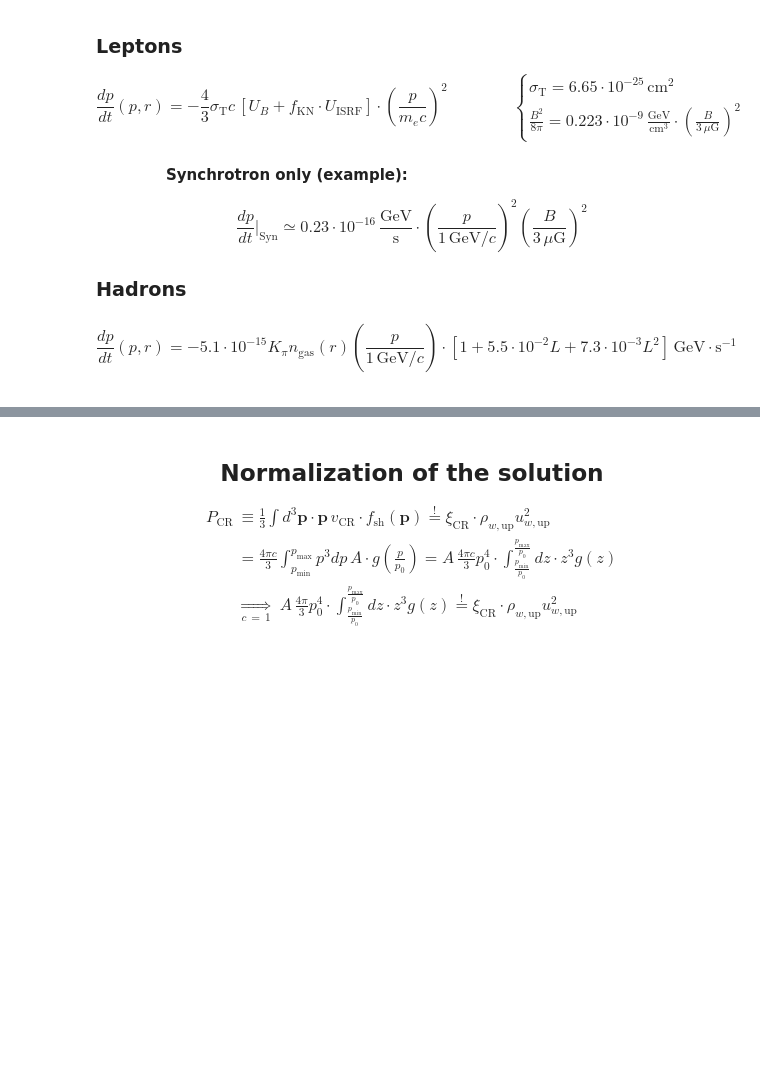
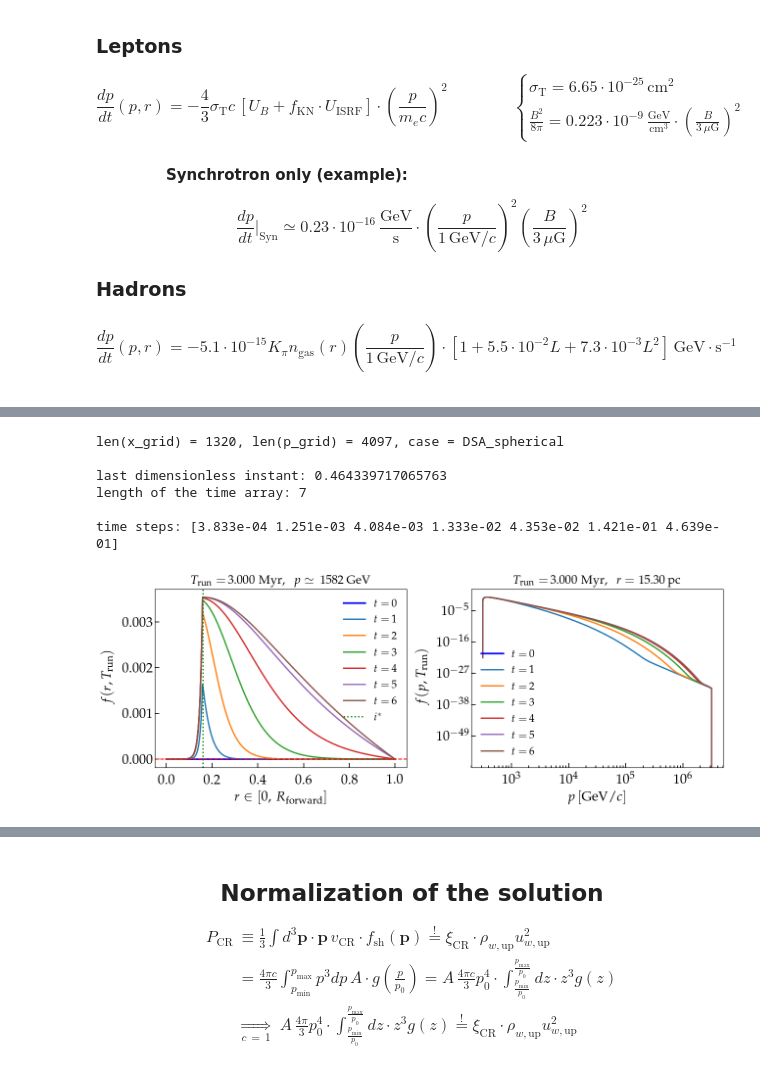
Before and after one commit to ottaviofornieri/StellarClusters, a Jupyter notebook: GitHub_Transport_Radau5Spherical_NonUniformGrid_NonSymmetricShock.ipynb, the cells around one changed output, grey strips where cells are left out. Saved outputs shown, nothing was run; the diff lists cells and outputs as text; code cells hidden in the pictures; blank space fills up the shorter version.

```diff
--- a/GitHub_Transport_Radau5Spherical_NonUniformGrid_NonSymmetricShock.ipynb
+++ b/GitHub_Transport_Radau5Spherical_NonUniformGrid_NonSymmetricShock.ipynb
@@ -1432,12 +1422,12 @@ OdeSolver.step = new_step
 # %%
 ## Block with the calculation ##
 
-last_timestep_dless = Nt*dt_tot
-t_eval_array = np.logspace(start=np.log10(dt_tot), stop=np.log10(last_timestep_dless-0.001*last_timestep_dless), num=7)
+last_timestep_dless = ( t_run_yr*conv_yr_sec ) / Tbar_dim_s
+t_eval_array = np.logspace(start=np.log10( min( timescale_acc_sec ) / Tbar_dim_s ), stop=np.log10( last_timestep_dless - 0.001*last_timestep_dless ), num=7)
 start = time.process_time()
 
 
-output = scipy.integrate.solve_ivp(fun_rhs, [0., last_timestep_dless], np.zeros( len(x_grid)*len(p_grid), dtype=np.float32), method='BDF', t_eval=t_eval_array, jac_sparsity=jac_sparsity, dense_output=False, events=None, vectorized=False, args=None, atol=1.e-2, rtol=1.e-2)
+output = scipy.integrate.solve_ivp(fun_rhs, [ min(t_eval_array), max(t_eval_array)], np.zeros( len(x_grid)*len(p_grid), dtype=np.float32), method='BDF', t_eval=t_eval_array, jac_sparsity=jac_sparsity, dense_output=False, events=None, vectorized=False, args=None, atol=1.e-2, rtol=1.e-2)
 
 
 runtime = time.process_time() - start
@@ -1469,7 +1476,7 @@ print(f'wired = {humanize.naturalsize(psutil.virtual_memory()[7])}')
 # %%
 print(f'len(x_grid) = {len(x_grid)}, len(p_grid) = {len(p_grid)}, case = {case_transport}')
 print('')
-print(f'last dimensionless instant: {Nt*dt_tot}')
+print(f'last dimensionless instant: {t_run_yr*conv_yr_sec / Tbar_dim_s}')
 print(f'length of the time array: {len(output.t)}')
 print('')
 print(f'time steps: {output.t}')
@@ -1502,38 +1509,46 @@ for it in range(0, len(output.t)):
         plt.plot(x_grid, sol[it, :, shown_momentum], ls='-', lw=2., label='$t = \,$' + str(it))
 
 
-plt.title('$T_{\mathrm{run}} = \,$' + str("{:.3f}".format(t_true)) + '$\; \mathrm{Myr}, \; \; p \simeq \,' + str(round(p_grid[shown_momentum])) + '\, \mathrm{GeV}$', fontsize=18, pad=8)
+plt.title('$T_{\mathrm{run}} = \,$' + str("{:.3f}".format(t_run_Myr)) + '$\; \mathrm{Myr}, \; \; p \simeq \,' + str(round(p_grid[shown_momentum])) + '\, \mathrm{GeV}$', fontsize=18, pad=8)
 plt.axvline(x=x_grid[indx_x_inj], ls=':', lw=2., color='green', label='$i^*$')
 plt.axhline(y=0., ls='--', lw=1.5, color='red')
 plt.xlabel('$r \in [0, \, R_{\mathrm{forward}}]$', fontsize=20)
 plt.ylabel('$f(r, T_{\mathrm{run}})$', fontsize=20)
 plt.legend(frameon=False, fontsize=16, loc='best')
 
 
 
 plt.subplot(1, 2, 2)
 plot_cosmetics_multi()
 
 
 indx_x_spectrum = indx_x_inj
 indx_10TeV = np.argmin( abs(p_grid - 1.e4) )
 
 
 for it in range(0, len(output.t)):
     if it == 0:
         plt.loglog(p_grid[:], sol[it, indx_x_inj, :], ls='-', lw=2.5, color='blue', label='$t = \,$' + str(it))
     else:
         plt.loglog(p_grid[:], sol[it, indx_x_inj, :], ls='-', lw=2., label='$t = \,$' + str(it))
 
 
 
-plt.title('$T_{\mathrm{run}} = \,$' + str("{:.3f}".format(t_true)) + '$\; \mathrm{Myr}, \;\; r = \; $' + str("{:.2f}".format(shock_location*L_ref)) + '$\, \mathrm{pc}$', fontsize=18, pad=8)
+plt.title('$T_{\mathrm{run}} = \,$' + str("{:.3f}".format(t_run_Myr)) + '$\; \mathrm{Myr}, \;\; r = \; $' + str("{:.2f}".format(shock_location*L_ref)) + '$\, \mathrm{pc}$', fontsize=18, pad=8)
 if particle_type == 'leptons':
     plt.axvline(x=p_grid[indx_intersec_LossAcc], ls='--', lw=1.5, color='Orange', label='$\\tau_{\mathrm{loss}} \leq \\tau_{\mathrm{acc}}$')
 plt.xlabel('$p \, [\mathrm{GeV}/c]$', fontsize=20)
 plt.ylabel('$f(p,T_{\mathrm{run}})$', fontsize=20)
 plt.legend(frameon=False, fontsize=16, loc='best')
 plt.tight_layout()
+# %% [output]
+len(x_grid) = 1320, len(p_grid) = 4097, case = DSA_spherical
+
+last dimensionless instant: 0.464339717065763
+length of the time array: 7
+
+time steps: [3.833e-04 1.251e-03 4.084e-03 1.333e-02 4.353e-02 1.421e-01 4.639e-01]
+[figure, added]
 # %%
 ## Block to plot the last snapshot ##
 
```
Also changed, not shown: parts of 23 cells of this notebook, 53 other files.
